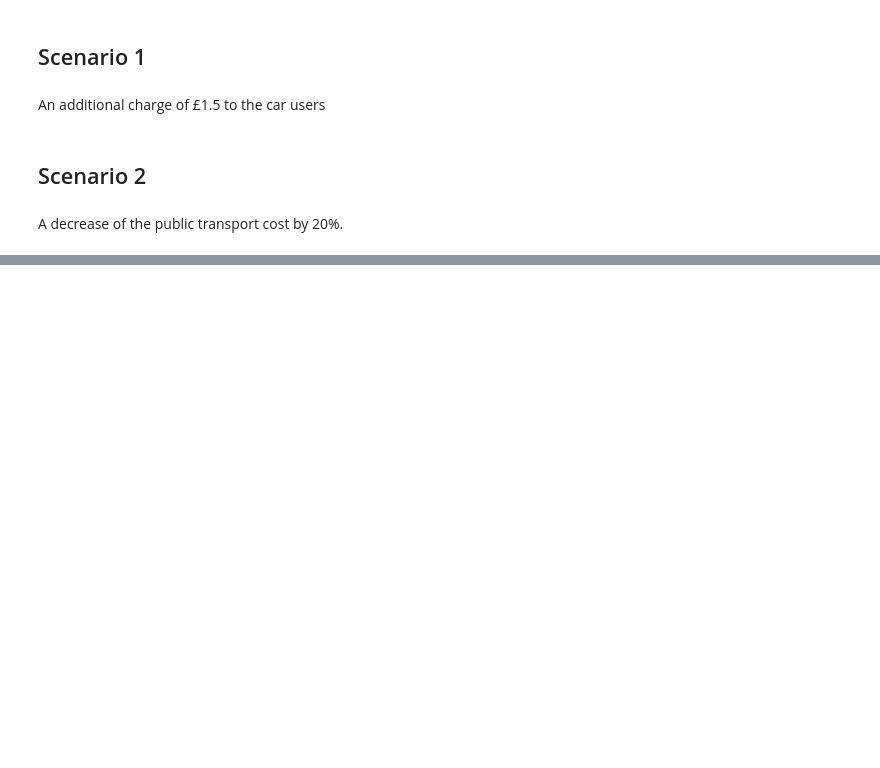
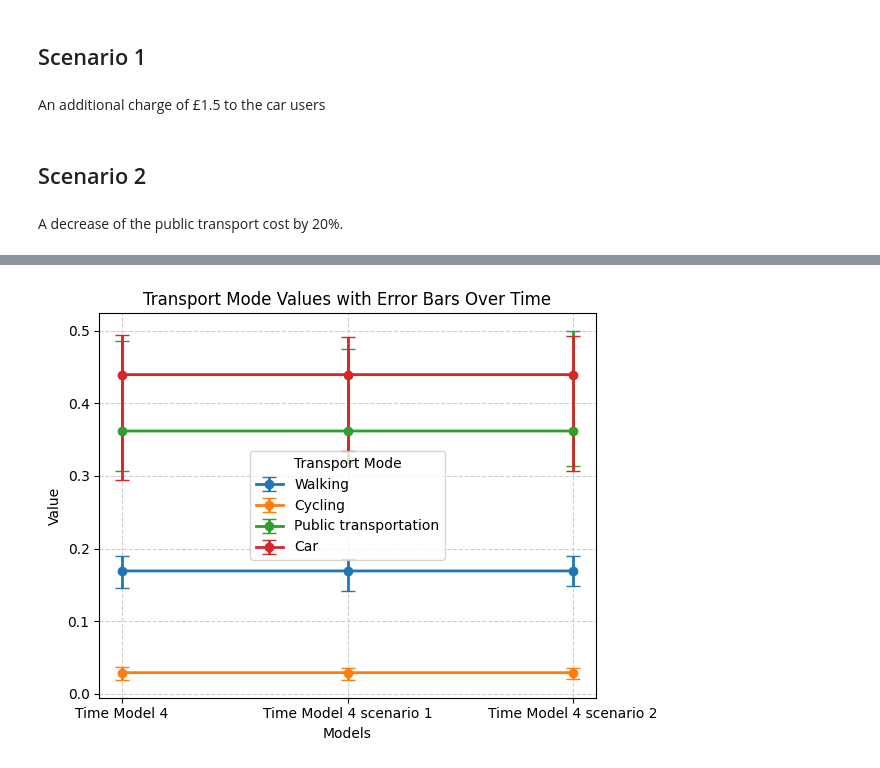
Before and after one commit to mmagnin-hub/MATH-463_Project, a Jupyter notebook: MMB_Proj_forecasting.ipynb, the cells around one changed output, grey strips where cells are left out. Saved outputs shown, nothing was run; the diff lists cells and outputs as text; code cells hidden in the pictures; blank space fills up the shorter version.

Commit message:
add graph

```diff
--- a/MMB_Proj_forecasting.ipynb
+++ b/MMB_Proj_forecasting.ipynb
@@ -56,0 +97,55 @@ print(all_market_shares["Model 4 scenario 2"])
+# %%
+import matplotlib.pyplot as plt
+import numpy as np
+
+# Raw data
+data_points = [
+    {'Walking': {'value': 0.16923833328461266, 'lower': 0.14618407551079435, 'upper': 0.18993254328687548},
+     'Cycling': {'value': 0.029198246016707174, 'lower': 0.01938111650224318, 'upper': 0.036798647884725005},
+     'Public transportation': {'value': 0.36194918032624634, 'lower': 0.3068775749698955, 'upper': 0.48577635571145694},
+     'Car': {'value': 0.43961424037243385, 'lower': 0.2948880614221003, 'upper': 0.4944855816065458}
+    },
+    {'Walking': {'value': 0.16924385352194174, 'lower': 0.14133476904194, 'upper': 0.18569621281094337},
+     'Cycling': {'value': 0.029195160761040746, 'lower': 0.01872374668409441, 'upper': 0.035566927766007},
+     'Public transportation': {'value': 0.3619678076670275, 'lower': 0.3172744738759581, 'upper': 0.47425036043959},
+     'Car': {'value': 0.43959317804999, 'lower': 0.33504642371642585, 'upper': 0.4911399374579376}
+    },
+    {'Walking': {'value': 0.16924385352194174, 'lower': 0.14787075091378843, 'upper': 0.18932766839910098},
+     'Cycling': {'value': 0.029195160761040746, 'lower': 0.01999728462902235, 'upper': 0.036161269312406256},
+     'Public transportation': {'value': 0.3619678076670275, 'lower': 0.31361508716891756, 'upper': 0.49993555826282754},
+     'Car': {'value': 0.43959317804999, 'lower': 0.30649555301542253, 'upper': 0.492263045407451}
+    }
+]
+
+# Extract transport modes
+transport_modes = list(data_points[0].keys())
+
+# Prepare data for plotting
+times = ["Model 4", "Model 4 scenario 1", "Model 4 scenario 2"]  # Time points (arbitrary identifiers for each dataset)
+
+# Loop through each transport mode and plot the values with error bars
+for mode in transport_modes:
+    values = [dp[mode]['value'] for dp in data_points]
+    lower_bounds = [dp[mode]['lower'] for dp in data_points]
+    upper_bounds = [dp[mode]['upper'] for dp in data_points]
+
+    # Calculate the error margins
+    lower_errors = [value - lower for value, lower in zip(values, lower_bounds)]
+    upper_errors = [upper - value for value, upper in zip(values, upper_bounds)]
+
+    # Plot the error bars
+    plt.errorbar(times, values, yerr=[lower_errors, upper_errors], label=mode, capsize=5, marker='o', linestyle='-', linewidth=2)
+
+# Customize plot
+plt.xlabel('Models')
+plt.ylabel('Value')
+plt.title('Transport Mode Values with Error Bars Over Time')
+plt.xticks(times, labels=[f'Time {i}' for i in times])
+plt.legend(title="Transport Mode")
+plt.grid(True, linestyle='--', alpha=0.6)
+
+# Show plot
+plt.tight_layout()
+plt.show()
+# %% [output]
+[figure, added]
```
Also changed, not shown: parts of 4 cells of this notebook.
